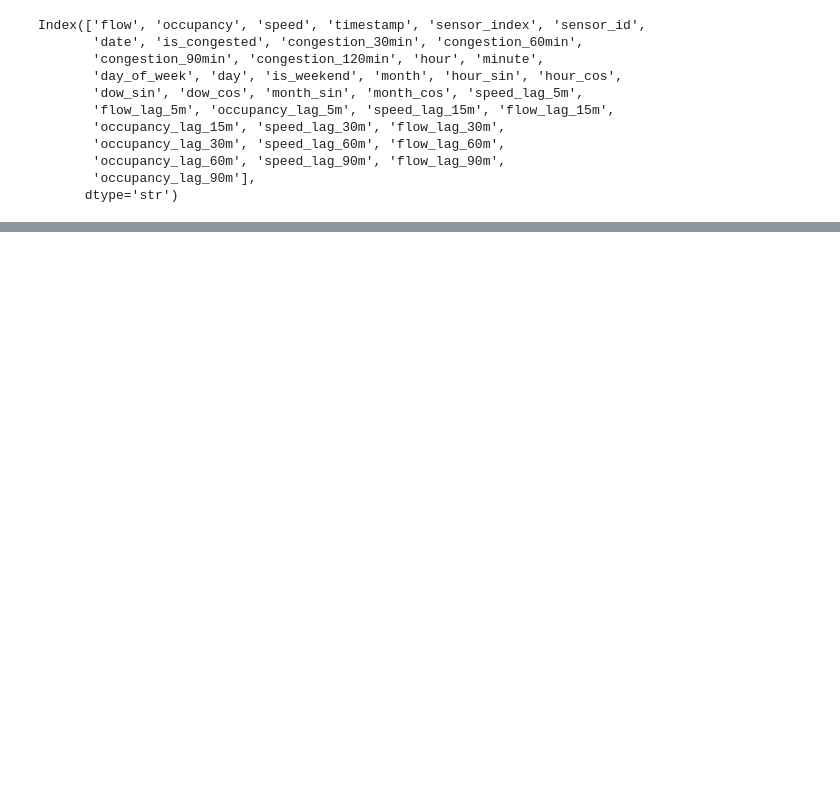
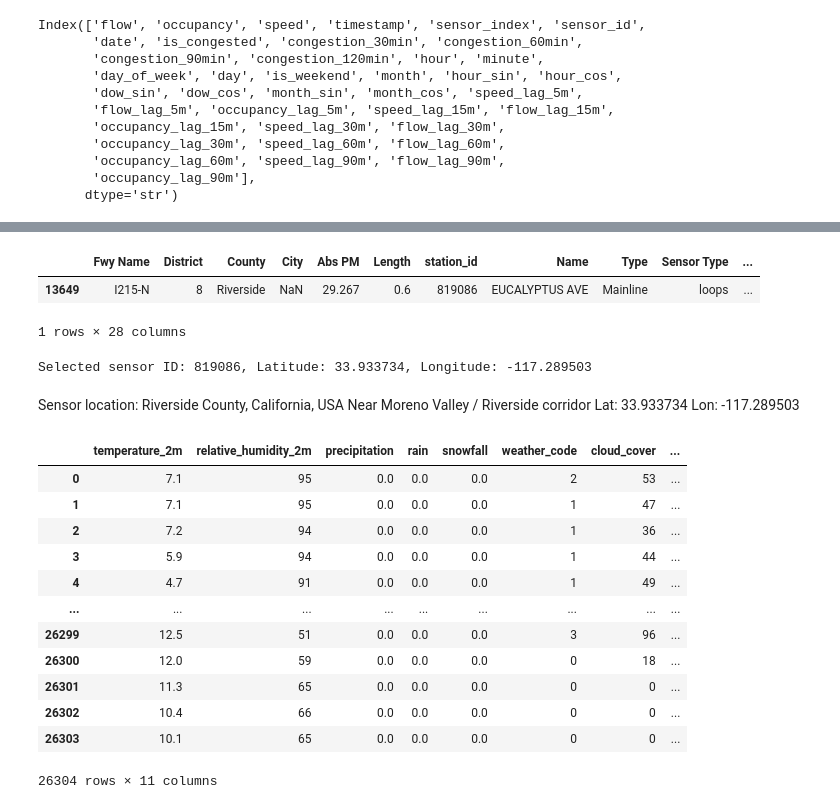
Before and after one commit to manolisfcb/END-TO-END-MLPROJECT, a Jupyter notebook: traffic-prediction-forecasting/analysis/EDA.ipynb, the cells around one changed output, grey strips where cells are left out. Saved outputs shown, nothing was run; the diff lists cells and outputs as text; code cells hidden in the pictures; blank space fills up the shorter version.

```diff
--- a/traffic-prediction-forecasting/analysis/EDA.ipynb
+++ b/traffic-prediction-forecasting/analysis/EDA.ipynb
@@ -1423,0 +1446,19 @@ df_features_2024.to_csv(
+# %%
+sensores_df[sensores_df["station_id"] == selected_sensor_id]
+# %% [output]
+|  | Fwy Name | District | County | City | Abs PM | Length | station_id | Name | Type | Sensor Type | ... |
+| 13649 | I215-N | 8 | Riverside | NaN | 29.267 | 0.6 | 819086 | EUCALYPTUS AVE | Mainline | loops | ... |
+1 rows × 28 columns
+# %%
+lat = sensores_df[sensores_df["station_id"] == selected_sensor_id]["Lat"].values[0]
+lon = sensores_df[sensores_df["station_id"] == selected_sensor_id]["Lng"].values[0]
+
+print(f"Selected sensor ID: {selected_sensor_id}, Latitude: {lat}, Longitude: {lon}")
+# %% [output]
+Selected sensor ID: 819086, Latitude: 33.933734, Longitude: -117.289503
+# %% [markdown]
+Sensor location:
+Riverside County, California, USA
+Near Moreno Valley / Riverside corridor
+Lat: 33.933734
+Lon: -117.289503
@@ -1423,0 +1502,23 @@ df_features_2024.to_csv(
+# %%
+df_weather = fetch_open_meteo_weather(
+    lat=lat,
+    lon=lon,
+    start_date="2022-01-01",
+    end_date="2024-12-31"
+)
+# %%
+df_weather
+# %% [output]
+|  | temperature_2m | relative_humidity_2m | precipitation | rain | snowfall | weather_code | cloud_cover | ... |
+| 0 | 7.1 | 95 | 0.0 | 0.0 | 0.0 | 2 | 53 | ... |
+| 1 | 7.1 | 95 | 0.0 | 0.0 | 0.0 | 1 | 47 | ... |
+| 2 | 7.2 | 94 | 0.0 | 0.0 | 0.0 | 1 | 36 | ... |
+| 3 | 5.9 | 94 | 0.0 | 0.0 | 0.0 | 1 | 44 | ... |
+| 4 | 4.7 | 91 | 0.0 | 0.0 | 0.0 | 1 | 49 | ... |
+| ... | ... | ... | ... | ... | ... | ... | ... | ... |
+| 26299 | 12.5 | 51 | 0.0 | 0.0 | 0.0 | 3 | 96 | ... |
+| 26300 | 12.0 | 59 | 0.0 | 0.0 | 0.0 | 0 | 18 | ... |
+| 26301 | 11.3 | 65 | 0.0 | 0.0 | 0.0 | 0 | 0 | ... |
+| 26302 | 10.4 | 66 | 0.0 | 0.0 | 0.0 | 0 | 0 | ... |
+| 26303 | 10.1 | 65 | 0.0 | 0.0 | 0.0 | 0 | 0 | ... |
+26304 rows × 11 columns
```
Also changed, not shown: parts of 15 cells of this notebook, 1 other file.
